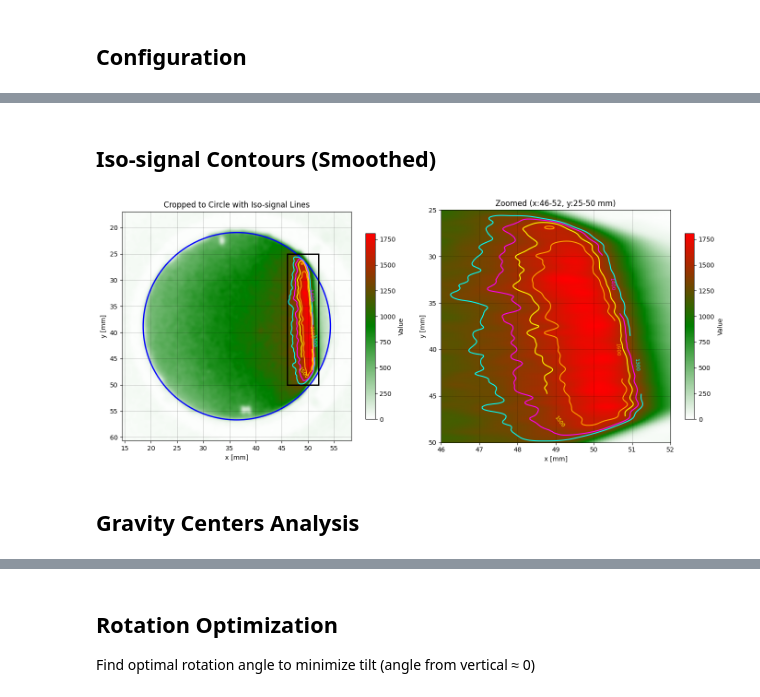
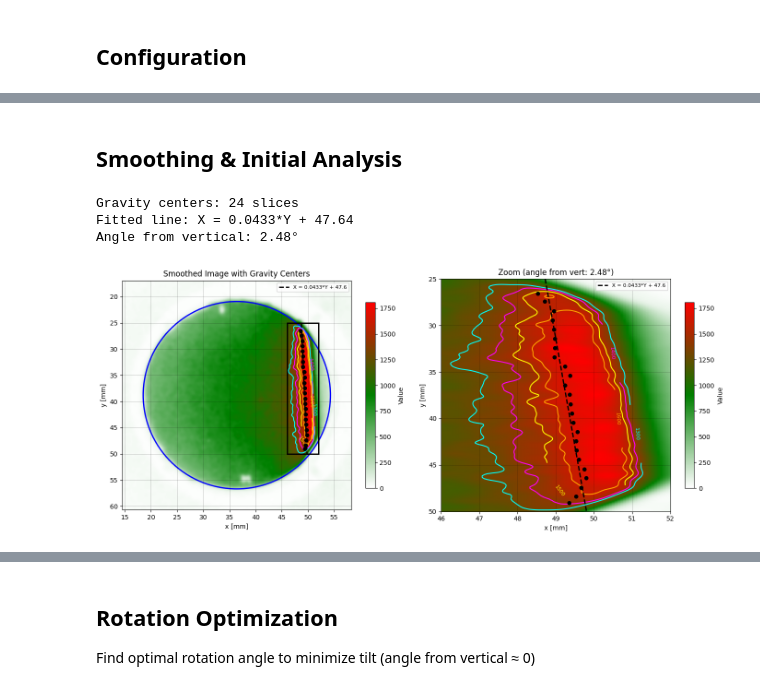
Before and after one commit to grzanka/osl_mb_foils, a Jupyter notebook: notebooks/pub_something_2026/mbo_foils/0.2-match-aic144_single.ipynb, the cells around one changed output, grey strips where cells are left out. Cells and saved outputs as stored; diff of their text form; code cells hidden in the pictures.

```diff
--- a/notebooks/pub_something_2026/mbo_foils/0.2-match-aic144_single.ipynb
+++ b/notebooks/pub_something_2026/mbo_foils/0.2-match-aic144_single.ipynb
@@ -174,48 +180,22 @@ plot_foil_with_profiles(
 # %% [markdown]
-## Iso-signal Contours (Smoothed)
+## Smoothing & Initial Analysis
 # %%
-# Aggressive smoothing to remove salt & pepper noise
-import scipy.ndimage as ndi
-img_smooth = ndi.median_filter(image_rotated, size=7)
-img_smooth = ndi.gaussian_filter(img_smooth, sigma=3)
+# Smooth image and calculate gravity centers
+img_smooth = smooth_image(image_rotated)
+gravity_centers = calc_gravity_centers(img_smooth, ROT_THRESHOLD, ROT_Y_MIN_MM, ROT_Y_MAX_MM, ROT_SLICE_MM, PIXEL_SIZE_MM)
+angle_vert, fit_coeffs = calc_angle_from_vertical(gravity_centers)
 
-h, w = img_smooth.shape
-x_mm, y_mm = np.arange(w) * PIXEL_SIZE_MM, np.arange(h) * PIXEL_SIZE_MM
-extent = [0, w * PIXEL_SIZE_MM, h * PIXEL_SIZE_MM, 0]
-levels = [1300, 1400, 1500, 1600]
+print(f"Gravity centers: {len(gravity_centers)} slices")
+print(f"Fitted line: X = {fit_coeffs[0]:.4f}*Y + {fit_coeffs[1]:.2f}")
+print(f"Angle from vertical: {angle_vert:.2f}°")
 
-# Zoom limits
-margin_mm = 4.0
-cx_mm, cy_mm = circle_rotated.x * PIXEL_SIZE_MM, circle_rotated.y * PIXEL_SIZE_MM
-r_mm = circle_rotated.r * PIXEL_SIZE_MM
-xlim_crop = (cx_mm - r_mm - margin_mm, cx_mm + r_mm + margin_mm)
-ylim_crop = (cy_mm + r_mm + margin_mm, cy_mm - r_mm - margin_mm)
-zoom_xlim, zoom_ylim = (46, 52), (50, 25)
-
-fig, axes = plt.subplots(1, 2, figsize=(14, 6))
-cmap = create_white_green_red_cmap()
-
-for i, (ax, xlim, ylim, aspect, title) in enumerate([
-    (axes[0], xlim_crop, ylim_crop, 'equal', 'Cropped to Circle with Iso-signal Lines'),
-    (axes[1], zoom_xlim, zoom_ylim, 'auto', f'Zoomed (x:{zoom_xlim[0]}-{zoom_xlim[1]}, y:{zoom_ylim[1]}-{zoom_ylim[0]} mm)')
-]):
-    im = ax.imshow(img_smooth, cmap=cmap, extent=extent, aspect=aspect)
-    cs = ax.contour(x_mm, y_mm, img_smooth, levels=levels, colors=['cyan', 'magenta', 'yellow', 'orange'], linewidths=1.5)
-    ax.clabel(cs, inline=True, fontsize=8)
-    ax.set_xlim(xlim); ax.set_ylim(ylim)
-    ax.set(xlabel='x [mm]', ylabel='y [mm]', title=title)
-    ax.grid(True, lw=0.5, c='k', alpha=0.3)
-    plt.colorbar(im, ax=ax, shrink=0.8, label='Value')
-
-    if i == 0:  # Left plot: add circle and zoom rectangle
-        ax.add_patch(plt.Circle((cx_mm, cy_mm), r_mm, color='blue', fill=False, lw=2))
-        from matplotlib.patches import Rectangle
-        ax.add_patch(Rectangle((zoom_xlim[0], zoom_ylim[1]), zoom_xlim[1]-zoom_xlim[0],
-                                zoom_ylim[0]-zoom_ylim[1], ec='black', fc='none', lw=2))
-
-plt.tight_layout()
-plt.show()
+# Visualize
+plot_dual_view(img_smooth, gravity_centers, fit_coeffs, circle_mm, extent, xlim_crop, ylim_crop,
+               ZOOM_XLIM, ZOOM_YLIM, ISO_LEVELS,
+               'Smoothed Image with Gravity Centers',
+               f'Zoom (angle from vert: {angle_vert:.2f}°)')
 # %% [output]
+Gravity centers: 24 slices
+Fitted line: X = 0.0433*Y + 47.64
+Angle from vertical: 2.48°
-[figure, old version]
+[figure, new version]
-# %% [markdown]
-## Gravity Centers Analysis
```
Also changed, not shown: parts of 21 cells of this notebook, 7 other files.
